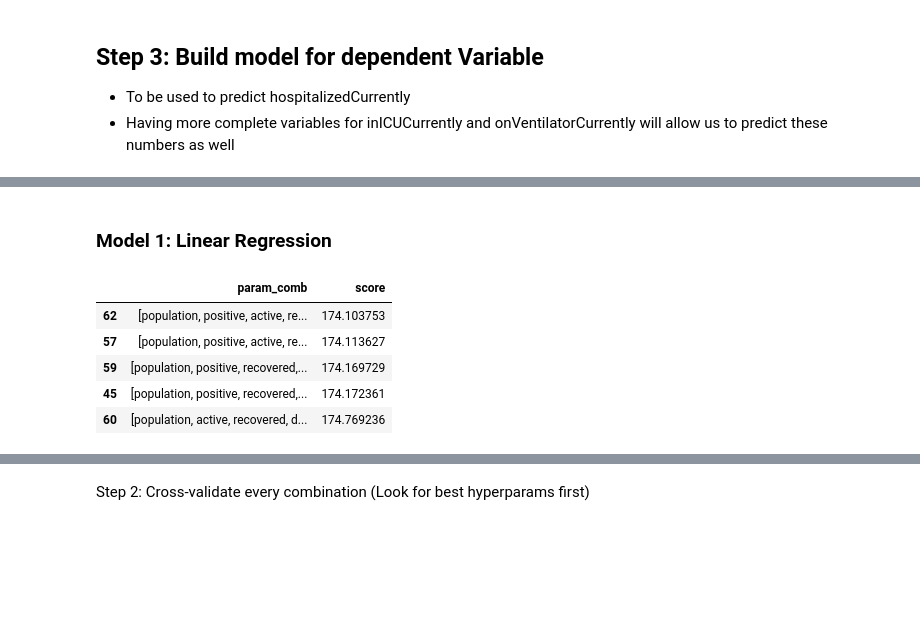
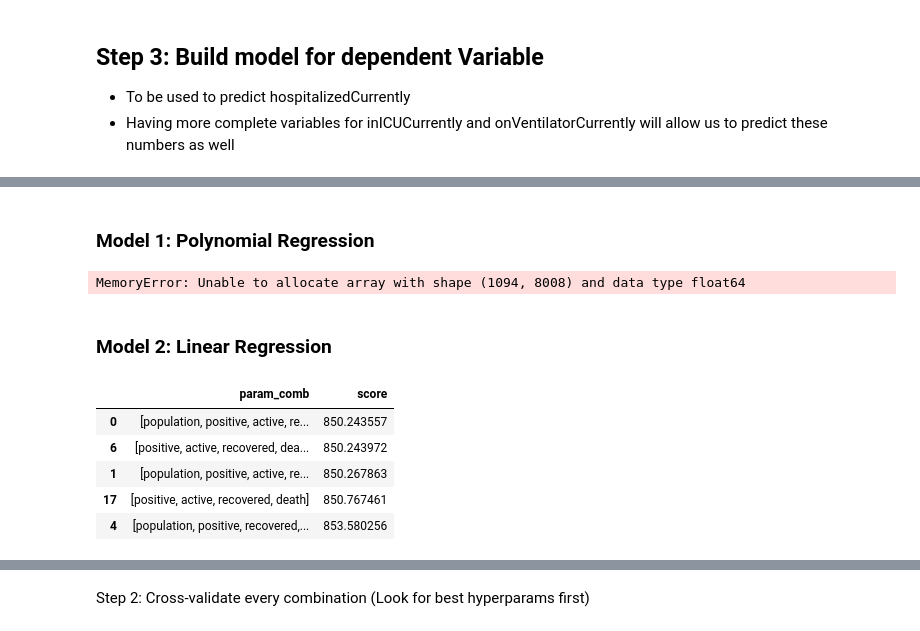
Before and after one commit to neilmizzi/COVID19, a Jupyter notebook: main.ipynb, the cells around one changed output, grey strips where cells are left out. Saved outputs shown, nothing was run; the diff lists cells and outputs as text; code cells hidden in the pictures; blank space fills up the shorter version.

Commit message:
fixed CI error

```diff
--- a/main.ipynb
+++ b/main.ipynb
@@ -391,7 +391,7 @@ model_df = model_df.dropna(subset=['hospitalizedCurrently'])
 # TODO see if we can instead use this as a variable
 # TODO see if we can drop by bedsPerThousand instead
 model_df['ratio_hospital'] = model_df['hospitalizedCurrently'] / model_df['active']
-model_df = model_df[~(model_df['ratio_hospital'] <= model_df.ratio_hospital.quantile(0.95))]
+model_df = model_df[~(model_df['ratio_hospital'] >= model_df.ratio_hospital.quantile(0.95))]
 
 #model_df = model_df[~(model_df['ratio_hospital'] <= model_df['ratio_hospital'].median())]
 del model_df['ratio_hospital']
@@ -408,48 +423,74 @@ model_df.head()
 # %% [markdown]
-### Model 1: Linear Regression
+### Model 1: Polynomial Regression
+# %%
+mse_df1 = {'param_comb': [],
+'degree': [],
+'score': []}
+
+degrees = [i for i in range(1,10)]
+
+for comb in comb_list:
+    X = model_df[comb]
+    y = model_df['hospitalizedCurrently']
+
+    for d in degrees:
+
+        polynomial_features = PolynomialFeatures(degree=d)
+        x_poly = polynomial_features.fit_transform(X)
+
+        model = LinearRegression()
+        model.fit(x_poly, y)
+        y_poly_pred = model.predict(x_poly)
+
+        mse_df1['param_comb'].append(comb)
+        mse_df1['score'].append(np.sqrt(mean_squared_error(y, y_poly_pred)))
+        mse_df1['degree'].append(d)
+
+mse_df1 = pd.DataFrame(mse_df1)
+mse_df1.sort_values(by='score', ascending=True).head()
+# %% [output]
+MemoryError: Unable to allocate array with shape (1094, 8008) and data type float64
+# %%
+X = model_df[['positive', 'active', 'recovered', 'total_beds']]
+y = model_df['hospitalizedCurrently']
+
+polynomial_features = PolynomialFeatures(degree=5)
+x_poly = polynomial_features.fit_transform(X)
+
+model = LinearRegression()
+model.fit(x_poly, y)
+y_poly_pred = model.predict(x_poly)
+# %% [markdown]
+### Model 2: Linear Regression
 # %%
 import itertools
 
 mse_df = {'param_comb': [],
 'score': []}
 
-independent_cols = [x for x in list(model_df.columns) if not(x in ['hospitalizedCurrently', 'inIcuCurrently', 'onVentilatorCurrently', 'date'])]
-
-max_keep = len(independent_cols) - 5
-
-param_comb = [list(x) for x in list(itertools.combinations(independent_cols, max_keep))
-+ list(itertools.combinations(independent_cols, max_keep+1))
-+ list(itertools.combinations(independent_cols, max_keep+2))
-+ list(itertools.combinations(independent_cols, max_keep+3))
-+ list(itertools.combinations(independent_cols, max_keep+4))
-+ [independent_cols]]
-combs = []
-for sublist in param_comb:
-    combs.append(list(sublist))
-
-for comb in combs:
+for comb in comb_list:
     # Independent vars
     X = model_df[comb]
 
     # Dependent var
     y = model_df['hospitalizedCurrently']
 
     # Fit model
     linear_model = LinearRegression()
     linear_model.fit(X, y)
 
     score=(mean_squared_error(y_true=y,y_pred=linear_model.predict(X)))
 
     mse_df['param_comb'].append(comb)
     mse_df['score'].append(np.sqrt(score))
 
 mse_df = pd.DataFrame(mse_df)
 mse_df.sort_values(by='score', ascending=True).head()
 # %% [output]
 |  | param_comb | score |
-| 62 | [population, positive, active, re... | 174.103753 |
-| 57 | [population, positive, active, re... | 174.113627 |
-| 59 | [population, positive, recovered,... | 174.169729 |
-| 45 | [population, positive, recovered,... | 174.172361 |
-| 60 | [population, active, recovered, d... | 174.769236 |
+| 0 | [population, positive, active, re... | 850.243557 |
+| 6 | [positive, active, recovered, dea... | 850.243972 |
+| 1 | [population, positive, active, re... | 850.267863 |
+| 17 | [positive, active, recovered, death] | 850.767461 |
+| 4 | [population, positive, recovered,... | 853.580256 |
 # %% [markdown]
```
Also changed, not shown: parts of 15 cells of this notebook.
